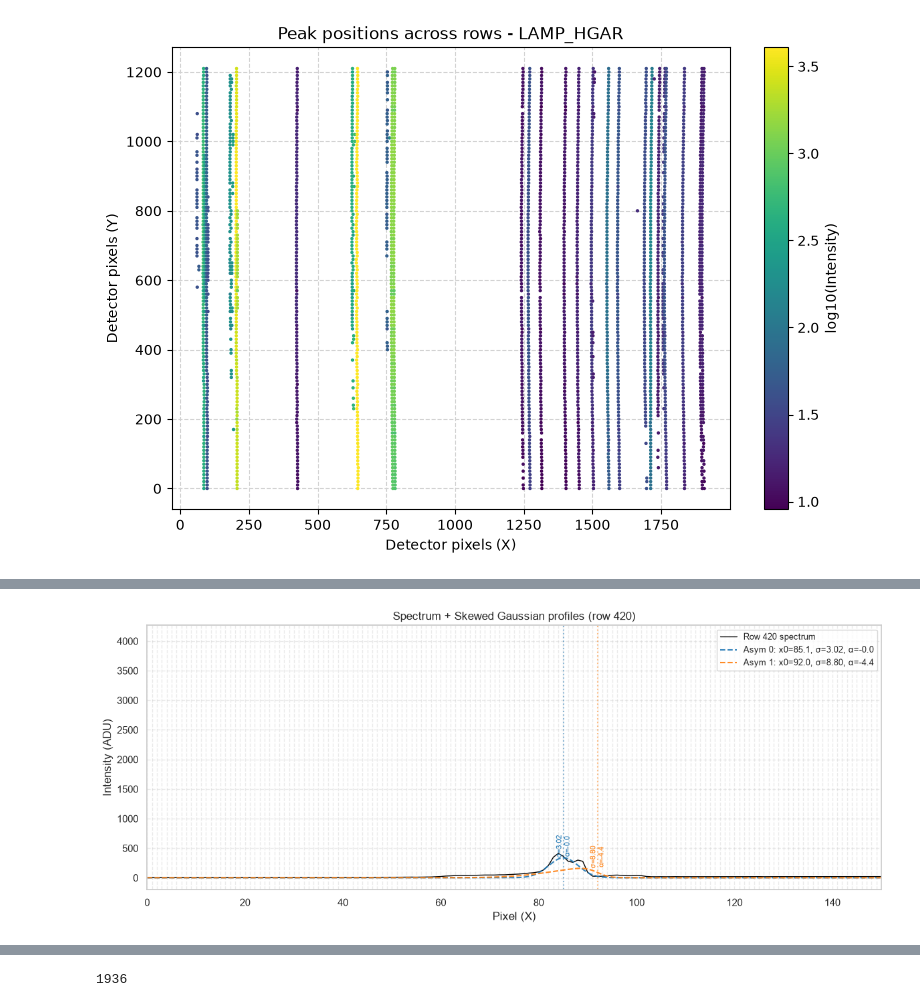
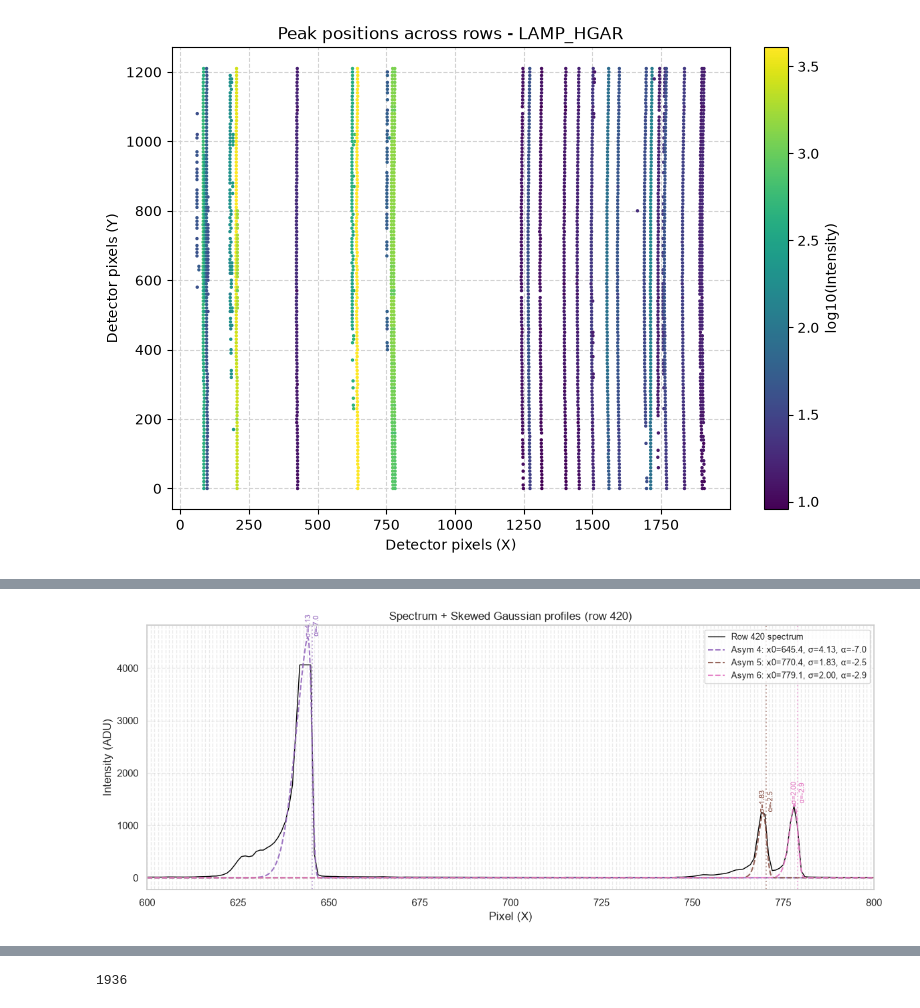
Before and after one commit to lalygator/cmos-software, a Jupyter notebook: data_analysis.ipynb, the cells around one changed output, grey strips where cells are left out. Drawn from its saved outputs; the diff is of its cells as text; code cells hidden in the pictures.

```diff
--- a/data_analysis.ipynb
+++ b/data_analysis.ipynb
@@ -625,23 +626,23 @@ if available_ids:
 # %%
-fig, ax = plt.subplots(figsize=(9,6))
-import matplotlib.ticker as ticker
+# fig, ax = plt.subplots(figsize=(9,6))
+# import matplotlib.ticker as ticker
 
-for tid, (coeffs, rows_t, x_t, insty) in fits.items():
-    # sc = ax.scatter(x_t, rows_t, c=np.log10(insty), s=12, cmap='viridis', alpha=0.5)
-    sc = ax.plot(x_t, rows_t,'.', ms=4, alpha=0.4)
-    row_fine = np.linspace(0, MAX_H, MAX_H+1)
-    x_fit = np.polyval(coeffs, row_fine)
-    ax.plot(x_fit, row_fine, '-', lw=1.5, label=f'raie {tid}')
+# for tid, (coeffs, rows_t, x_t, insty) in fits.items():
+#     # sc = ax.scatter(x_t, rows_t, c=np.log10(insty), s=12, cmap='viridis', alpha=0.5)
+#     sc = ax.plot(x_t, rows_t,'.', ms=4, alpha=0.4)
+#     row_fine = np.linspace(0, MAX_H, MAX_H+1)
+#     x_fit = np.polyval(coeffs, row_fine)
+#     ax.plot(x_fit, row_fine, '-', lw=1.5, label=f'raie {tid}')
 
-ax.grid(ls='--',c='lightgrey',which='both')
-ax.set_xlabel('Detector pixels (X)')
-ax.set_ylabel('Detector row (Y)')
-ax.set_title(f"Parabolic fitting - {OBJECT_NAME}")
-ax.set_xlim(765,790)
-ax.xaxis.set_minor_locator(ticker.MultipleLocator(1))
-# ax.legend(fontsize=7)
-plt.show()
-# cbar = fig.colorbar(sc, ax=ax, label='log10(Intensity)')
+# ax.grid(ls='--',c='lightgrey',which='both')
+# ax.set_xlabel('Detector pixels (X)')
+# ax.set_ylabel('Detector row (Y)')
+# ax.set_title(f"Parabolic fitting - {OBJECT_NAME}")
+# ax.set_xlim(765,790)
+# ax.xaxis.set_minor_locator(ticker.MultipleLocator(1))
+# # ax.legend(fontsize=7)
+# plt.show()
+# # cbar = fig.colorbar(sc, ax=ax, label='log10(Intensity)')
 # %% [markdown]
 ---
 
@@ -742,7 +743,7 @@ for i, row in (enumerate(tqdm(rows))):
     for p, wi in zip(peaks,prop['widths']):
         p = int(p)
         # w = 3#int(0.8*w)
-        w = max(int(1.2 * wi), 4)
+        w = max(int(1.2 * wi), 3)
         window_mask = (x_complet >= (p - w)) & (x_complet <= (p + w))
         x_fit = x_complet[window_mask]
         y_fit = y_row[window_mask]
@@ -1022,7 +1023,7 @@ plt.figure(figsize=(12, 5))
 plt.plot(x, y, color="black", lw=1, label=f"Row {selected_row} spectrum")
 
 # Fenêtre de zoom (pixels 1700 à 1900)
-X_MIN, X_MAX = 0, 150
+X_MIN, X_MAX = 600, 800
 colors = plt.cm.tab10(np.linspace(0, 1, 10))
 
 for i, c in enumerate(centers):
@@ -1063,34 +1064,34 @@ for i, c in enumerate(centers):
         alpha=0.9,
         label=f"Asym {i}: x0={c:.1f}, σ={sigma:.2f}, α={alpha_param:.1f}",
     )
 
     # Ligne verticale sur le x0 (le centre mathématique)
     plt.axvline(c, color=colors[i % len(colors)], alpha=0.5, ls=":")
 
     # Annotation au-dessus du vrai sommet de la courbe
     plt.text(
         c,
         y_max_profile,
         f"σ={sigma:.2f}\nα={alpha_param:.1f}",
         color=colors[i % len(colors)],
         fontsize=8,
         ha="center",
         va="bottom",
         rotation=90,
     )
 import matplotlib.ticker as ticker
 plt.xlabel("Pixel (X)")
 plt.ylabel("Intensity (ADU)")
 plt.title(f"Spectrum + Skewed Gaussian profiles (row {selected_row})")
 plt.gca().xaxis.set_minor_locator(ticker.MultipleLocator(1))
 
 plt.legend(fontsize=9, loc="upper right")
 plt.grid(ls="--", alpha=0.4,which='both')
 plt.xlim(X_MIN, X_MAX)
 plt.tight_layout()
 plt.show()
 # %% [output]
-[figure, old version]
+[figure, new version]
 # %%
 import numpy as np
 
```
Also changed, not shown: parts of 29 cells of this notebook.
